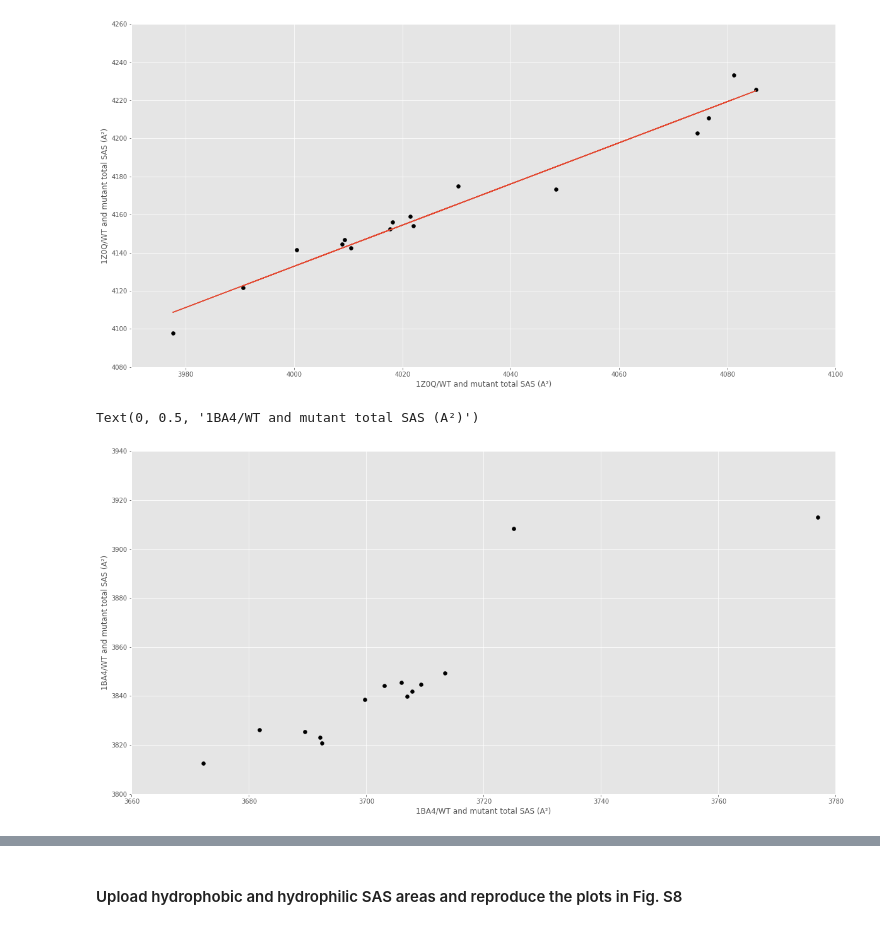
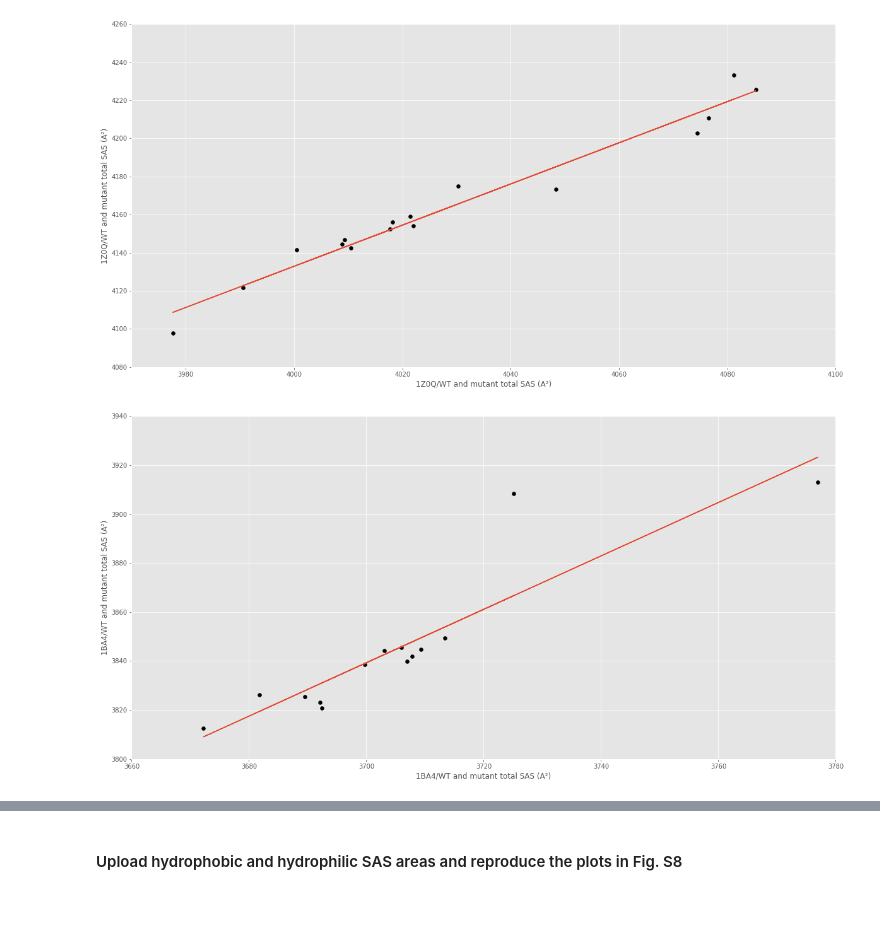
Before and after one commit to 188-project/Amyloid-Beta-Final-Project, a Jupyter notebook: Final Project Amyloid Beta.ipynb, the cells around one changed output, grey strips where cells are left out. Saved outputs shown, nothing was run; the diff lists cells and outputs as text; code cells hidden in the pictures.

```diff
--- a/Final Project Amyloid Beta.ipynb
+++ b/Final Project Amyloid Beta.ipynb
@@ -145,19 +145,19 @@ plt.show()
 from scipy.optimize import leastsq
 # Define function to calculate model output
 def linear_model(x_LM, params_LM):
-    y_model = params_LM[0] * x_LM + params_LM[1]
+    y_model_LM = params_LM[0] * x_LM + params_LM[1]
 
-    return y_model
+    return y_model_LM
 
-x_dummy = np.linspace(0, 100, 100)
+x_dummy = np.linspace(0, 100, 101)
 y_dummy = linear_model(x_dummy, [1, 0])
 assert(np.all(x_dummy == y_dummy))
 
 # Define residuals function
-def residuals_OLS(params_R, x_R, y_R):
-    y_model_R = linear_model(x_R, params_R)
+def residuals_OLS(params_ROLS, x_ROLS, y_ROLS):
+    y_model_ROLS = linear_model(x_ROLS, params_ROLS)
 
-    return (y_model_R - y_R)
+    return (y_model_ROLS - y_ROLS)
 
 assert(np.sum(residuals_OLS([1, 0], x_dummy, y_dummy)) == 0)
 
@@ -167,4 +167,12 @@ def least_sq(residuals_LS, params_LS, args_LS):
     return lSqVals[0]
 
 guess_params_dummy = [1, 0]
-assert(np.all(least_sq(residuals_OLS, guess_params, args_LS = (x_dummy, y_dummy)) == guess_params_dummy))
+assert(np.all(least_sq(residuals_OLS, guess_params_dummy, args_LS = (x_dummy, y_dummy)) == guess_params_dummy))
+
+# Define function to return model
+def generate_linear_model(x_GM, y_GM, guess_params_GM, residuals_GM):
+    beta_GM = least_sq(residuals_GM, guess_params_GM, args_LS = (x_GM, y_GM))
+    y_model_GM = beta_GM[0] * x_GM + beta_GM[1]
+    return y_model_GM
+
+assert(np.all(generate_linear_model(x_dummy, y_dummy, guess_params_dummy, residuals_OLS) == x_dummy))
@@ -236,21 +250,29 @@ plt.show()
 # %%
 #Figure 7c
 
 #Plot figure and points
 plt.figure(figsize = (20, 10))
 plt.scatter(DS_1BA4, ST_1BA4, c = 'k')
+
+# Generate Model
+guess_params_fig_7c = [1, 0]
+model_fig_7c = generate_linear_model(DS_1BA4, ST_1BA4, guess_params_fig_7c, residuals_OLS)
+
+# Plot Model
+plt.plot(DS_1BA4, model_fig_7c)
 
 #Set axis limits
 axis = plt.gca()
 axis.set_xlim([3660,3780])
 axis.set_ylim([3800,3940])
 
 #Labels
 plt.xlabel('1BA4/WT and mutant total SAS (A²)')
 plt.ylabel('1BA4/WT and mutant total SAS (A²)')
+
+plt.show()
 # %% [output]
-Text(0, 0.5, '1BA4/WT and mutant total SAS (A²)')
-[figure, old version]
+[figure, new version]
 # %%
 #Figure 7d
 
```
Also changed, not shown: parts of 5 cells of this notebook.
